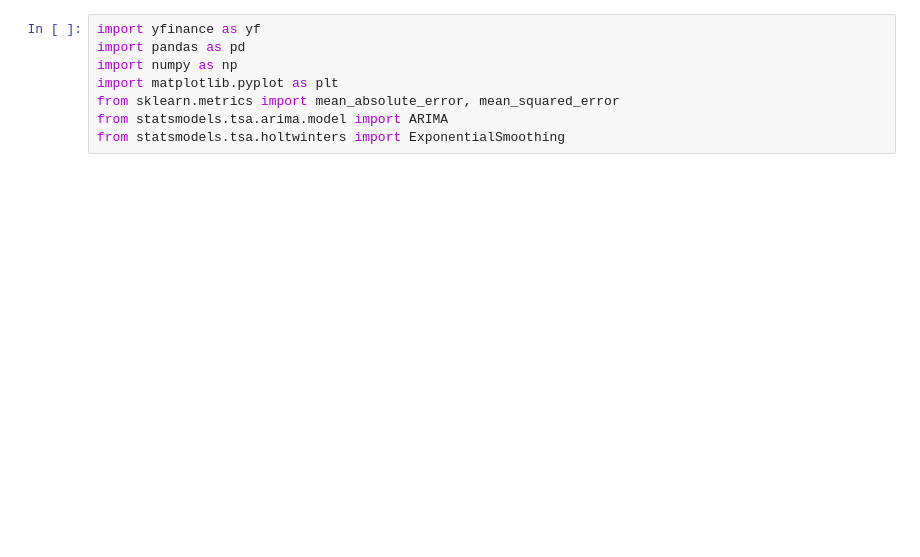
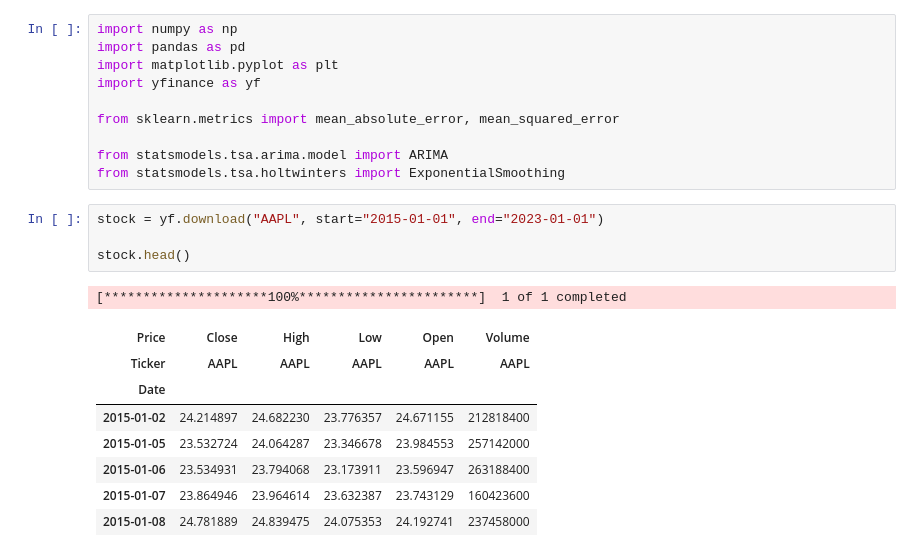
Before and after one commit to vaidya-099/Internship, a Jupyter notebook: Assignment_04.ipynb, the cells around one changed output. Saved outputs shown, nothing was run; the diff lists cells and outputs as text; blank space fills up the shorter version.

```diff
--- a/Assignment_04.ipynb
+++ b/Assignment_04.ipynb
@@ -1,8 +21,24 @@
 # %%
+import numpy as np
+import pandas as pd
+import matplotlib.pyplot as plt
 import yfinance as yf
-import pandas as pd
-import numpy as np
-import matplotlib.pyplot as plt
+
 from sklearn.metrics import mean_absolute_error, mean_squared_error
+
 from statsmodels.tsa.arima.model import ARIMA
 from statsmodels.tsa.holtwinters import ExponentialSmoothing
+# %%
+stock = yf.download("AAPL", start="2015-01-01", end="2023-01-01")
+
+stock.head()
+# %% [output]
+[*********************100%***********************]  1 of 1 completed
+| Price | Close | High | Low | Open | Volume |
+| Ticker | AAPL | AAPL | AAPL | AAPL | AAPL |
+| Date |  |  |  |  |  |
+| 2015-01-02 | 24.214897 | 24.682230 | 23.776357 | 24.671155 | 212818400 |
+| 2015-01-05 | 23.532724 | 24.064287 | 23.346678 | 23.984553 | 257142000 |
+| 2015-01-06 | 23.534931 | 23.794068 | 23.173911 | 23.596947 | 263188400 |
+| 2015-01-07 | 23.864946 | 23.964614 | 23.632387 | 23.743129 | 160423600 |
+| 2015-01-08 | 24.781889 | 24.839475 | 24.075353 | 24.192741 | 237458000 |
```
Also changed, not shown: parts of 13 cells of this notebook.
